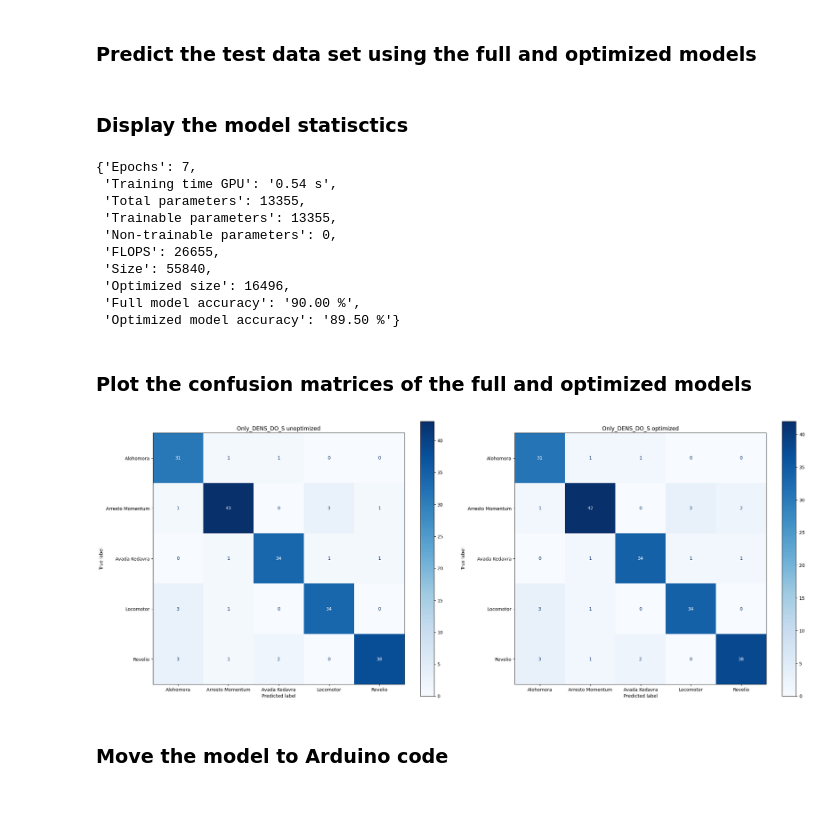
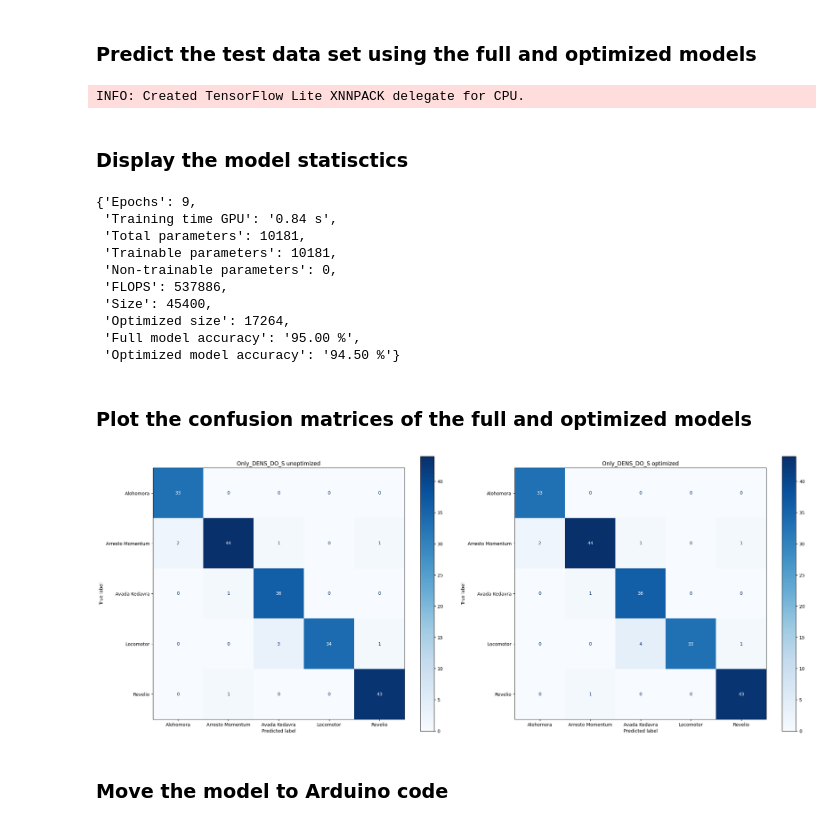
Before and after one commit to xmihol00/HSCa_2025_demos, a Jupyter notebook: robust_magic_wand/training.ipynb, the cells around one changed output. Saved outputs shown, nothing was run; the diff lists cells and outputs as text; code cells hidden in the pictures.

Commit message:
main-added model comparison table and tested training notebook, added README

```diff
--- a/robust_magic_wand/training.ipynb
+++ b/robust_magic_wand/training.ipynb
@@ -153,7 +164,7 @@ elif model_name == "CNN":
 # %% [markdown]
 ### Load the data set
 # %%
-X_train, X_test, y_train, y_test = laod_dataset(data_set_dir)[model_type == "CNN"]
+X_train, X_test, y_train, y_test = laod_dataset(data_set_dir)[model_name == "CNN"]
 # %% [markdown]
 ### Train with validation data set to get the relevant number of epochs needed for training
 # %%
@@ -274,45 +286,47 @@ for i, sample in enumerate(X_test):
     interpreter.invoke()
     predictions_opt[i] = np.argmax(interpreter.get_tensor(output_index)[0]) # rescaling is not needed
 results["Optimized model accuracy"] = f"{((predictions_opt == y_test).sum() / y_test.shape[0] * 100):.2f} %"
+# %% [output]
+INFO: Created TensorFlow Lite XNNPACK delegate for CPU.
 # %% [markdown]
 ### Display the model statisctics
 # %%
 results
 # %% [output]
-{'Epochs': 7,
- 'Training time GPU': '0.54 s',
- 'Total parameters': 13355,
- 'Trainable parameters': 13355,
+{'Epochs': 9,
+ 'Training time GPU': '0.84 s',
+ 'Total parameters': 10181,
+ 'Trainable parameters': 10181,
  'Non-trainable parameters': 0,
- 'FLOPS': 26655,
- 'Size': 55840,
- 'Optimized size': 16496,
- 'Full model accuracy': '90.00 %',
- 'Optimized model accuracy': '89.50 %'}
+ 'FLOPS': 537886,
+ 'Size': 45400,
+ 'Optimized size': 17264,
+ 'Full model accuracy': '95.00 %',
+ 'Optimized model accuracy': '94.50 %'}
 # %% [markdown]
 ### Plot the confusion matrices of the full and optimized models
 # %%
 figure, axis = plt.subplots(1, 2) # plot of the confusion matrix for selected models
 figure.set_size_inches(22, 9)
 axis_idx = 0
 plt.subplots_adjust(left=0.085, bottom=0.04, right=1.02, top=0.97, hspace=0.15, wspace=0.15)
 
 # plot the full model confusion metrix
 confusion_matrix = tf.math.confusion_matrix(y_test, predictions_full).numpy()
 confusion_matrix = skm.ConfusionMatrixDisplay(confusion_matrix=confusion_matrix, display_labels=LABELS)
-axis[0].set_title(f"Only_DENS_DO_S unoptimized")
+axis[0].set_title(f"{model_name} unoptimized")
 confusion_matrix.plot(cmap="Blues", ax=axis[0])
 
 # plot the confusuion matrix of the optimized model
 confusion_matrix = tf.math.confusion_matrix(y_test, predictions_opt).numpy()
 confusion_matrix = skm.ConfusionMatrixDisplay(confusion_matrix=confusion_matrix, display_labels=LABELS)
-axis[1].set_title(f"Only_DENS_DO_S optimized")
+axis[1].set_title(f"{model_name} optimized")
 confusion_matrix.plot(cmap="Blues", ax=axis[1])
 
-plt.savefig("figures/final_model", dpi=300)
+plt.savefig(f"figures/{model_name}", dpi=300)
 plt.show()
 # %% [output]
-[figure, old version]
+[figure, new version]
 # %% [markdown]
 ### Move the model to Arduino code
 # %%
```
Also changed, not shown: parts of 4 cells of this notebook, 5 other files.
